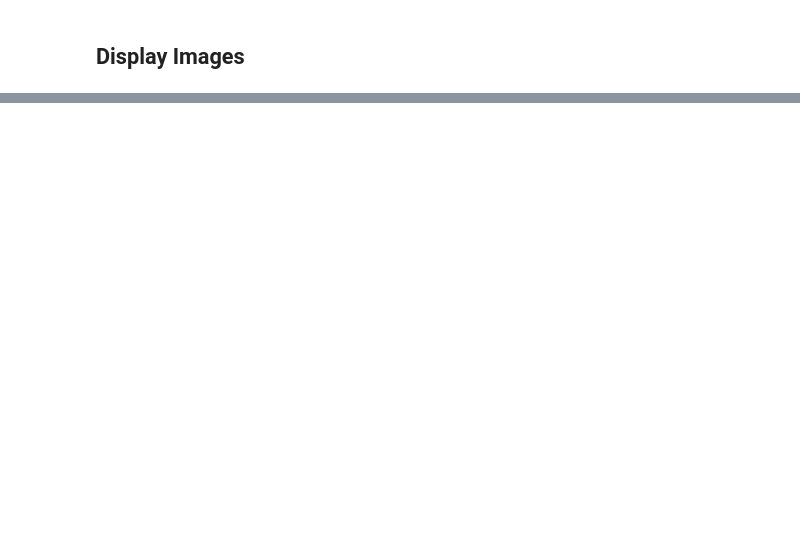
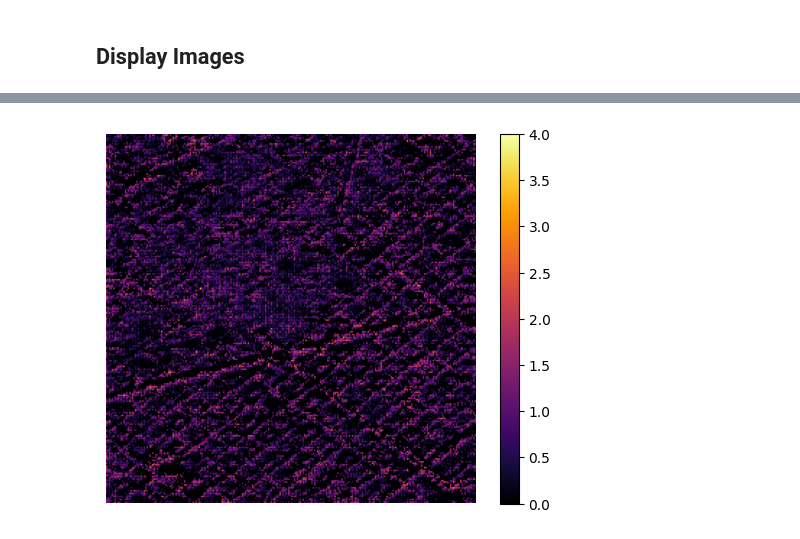
Before and after one commit to nikmaster/wu_dslab_infrared-city, a Jupyter notebook: project/modelT/visualization.ipynb, the cells around one changed output, grey strips where cells are left out. Drawn from its saved outputs; the diff is of its cells as text; code cells hidden in the pictures; blank space fills up the shorter version.

```diff
--- a/project/modelT/visualization.ipynb
+++ b/project/modelT/visualization.ipynb
@@ -46,0 +63,8 @@ plt.show()
+# %%
+# plot final predictions
+plt.imshow(pred, cmap='inferno',vmin=0,vmax=4)
+plt.colorbar()
+plt.axis("off")
+plt.show()
+# %% [output]
+[figure, added]
```
Also changed, not shown: parts of 13 cells of this notebook, 9 other files.
